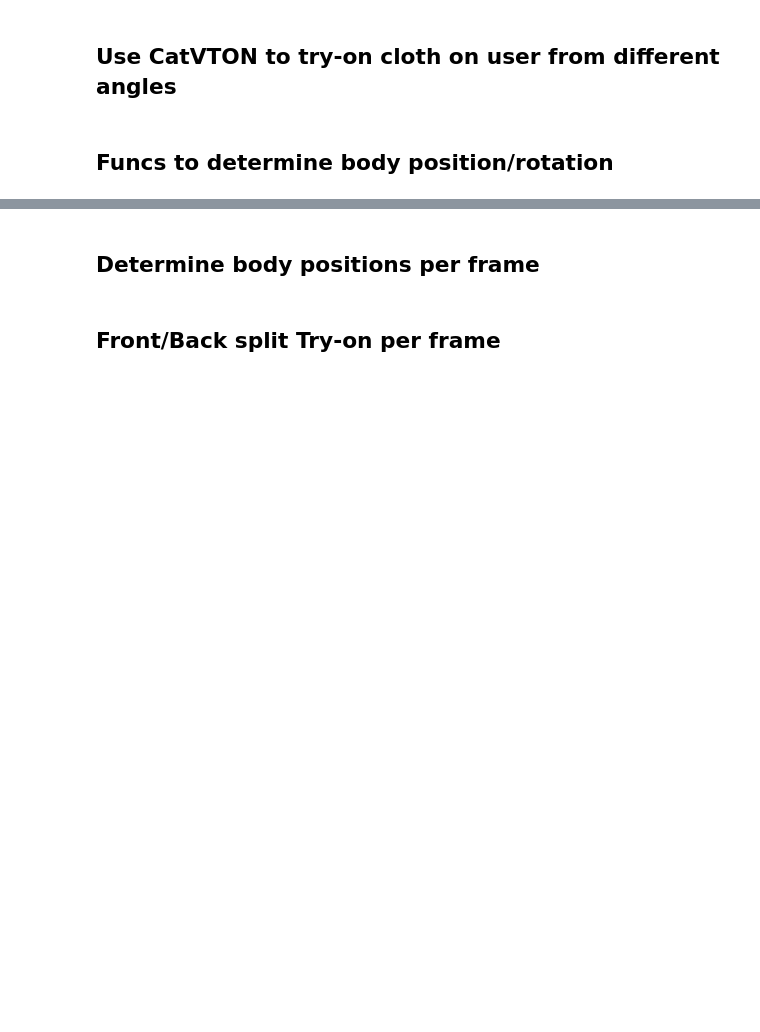
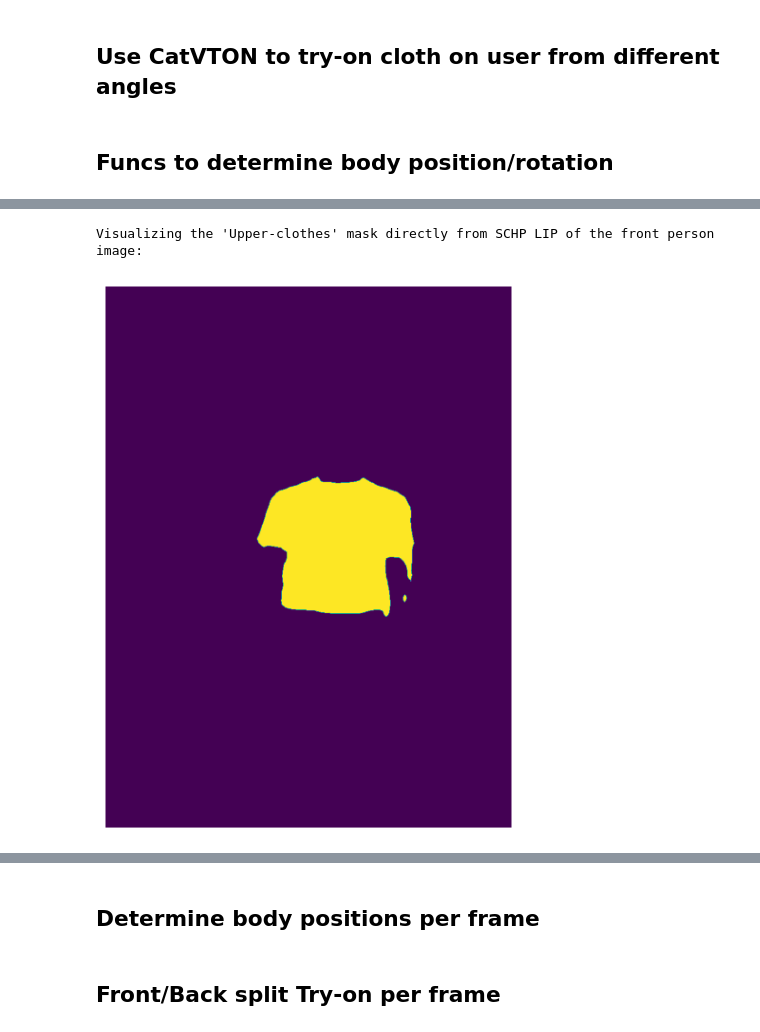
Before and after one commit to Eikthyrnir/CatVTON_3DGS, a Jupyter notebook: CatVTON_sandbox.ipynb, the cells around one changed output, grey strips where cells are left out. Saved outputs shown, nothing was run; the diff lists cells and outputs as text; code cells hidden in the pictures; blank space fills up the shorter version.

```diff
--- a/CatVTON_sandbox.ipynb
+++ b/CatVTON_sandbox.ipynb
@@ -555,0 +638,10 @@ fine_mask_result
+# %%
+# Extracting Upper-clothes mask (index 5) from the schp_lip of the original front_person_img
+upper_clothes_mask_from_front_lip = (schp_lip_img == 5).astype(np.uint8) * 255
+upper_clothes_mask_from_front_lip_pil = Image.fromarray(upper_clothes_mask_from_front_lip).convert("L")
+
+print("Visualizing the 'Upper-clothes' mask directly from SCHP LIP of the front person image:")
+show_multiple_images([upper_clothes_mask_from_front_lip_pil])
+# %% [output]
+Visualizing the 'Upper-clothes' mask directly from SCHP LIP of the front person image:
+[figure, added]
```
Also changed, not shown: parts of 6 cells of this notebook.
